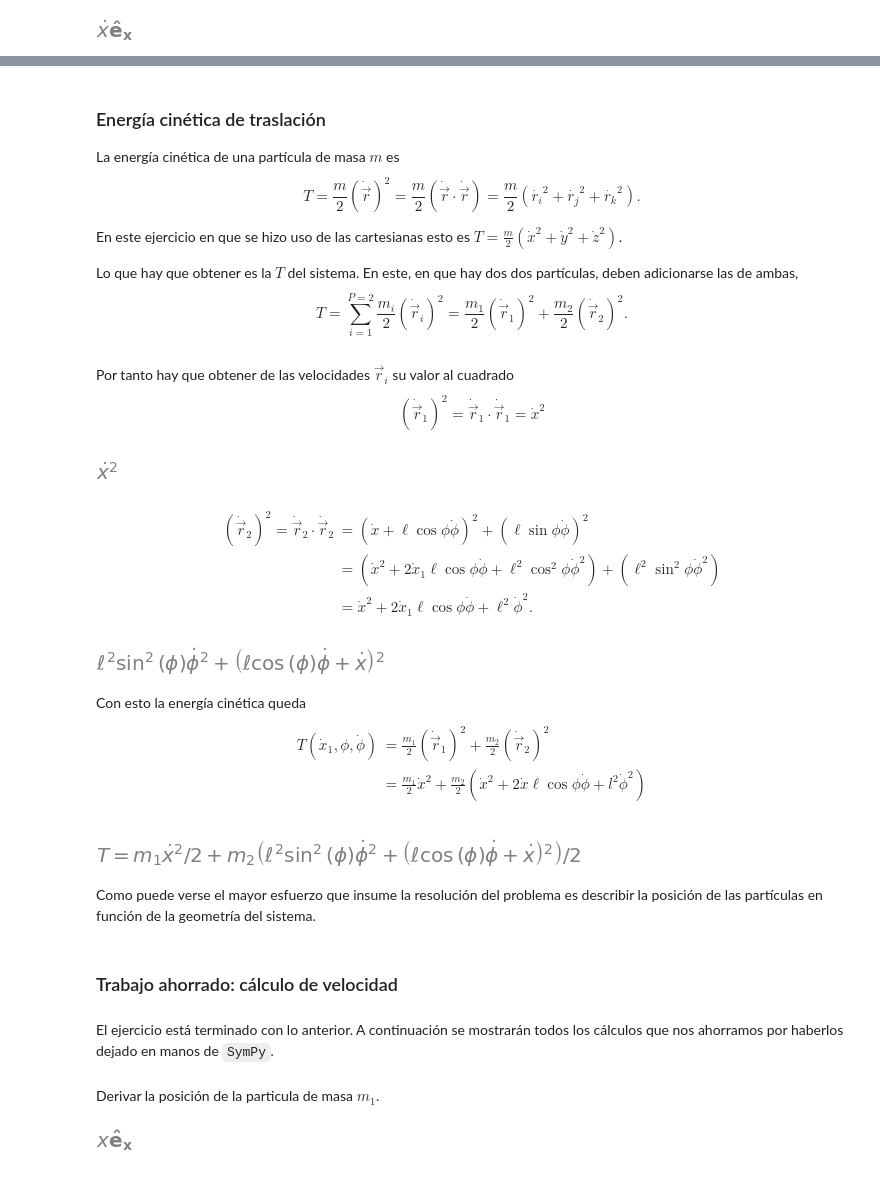
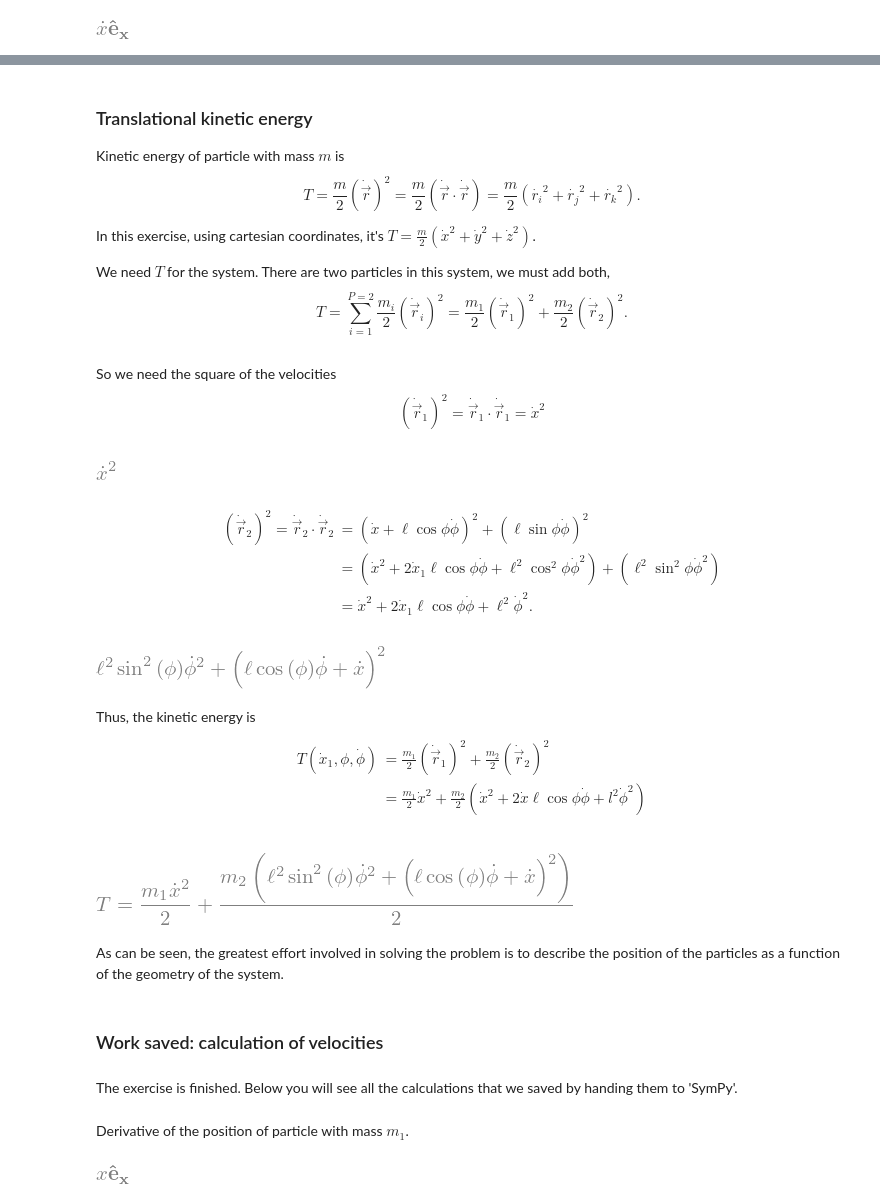
Before and after one commit to unlam/ComputationalAnalyticalMechanics, a Jupyter notebook: 02Energy/kineticEnergy.ipynb, the cells around one changed output, grey strips where cells are left out. Drawn from its saved outputs; the diff is of its cells as text; code cells hidden in the pictures.

```diff
--- a/02Energy/kineticEnergy.ipynb
+++ b/02Energy/kineticEnergy.ipynb
@@ -210,28 +207,28 @@ m2_v
 # %% [markdown]
-### Energía cinética de traslación
-La energía cinética de una partícula de masa $m$ es
+### Translational kinetic energy
+Kinetic energy of particle with mass $m$ is
 $$
 T= \frac{m}{2} \left(\dot{\vec{r}}\right)^2 = \frac{m}{2} \left(\dot{\vec{r}} \cdot \dot{\vec{r}}\right) = \frac{m}{2} \left(\dot{r_i}^2+ \dot{r_j}^2+ \dot{r_k}^2 \right) .
 $$
 
-En este ejercicio en que se hizo uso de las cartesianas esto es $T= \frac{m}{2} \left(\dot{x}^2+ \dot{y}^2+ \dot{z}^2 \right)$.
+In this exercise, using cartesian coordinates, it's $T= \frac{m}{2} \left(\dot{x}^2+ \dot{y}^2+ \dot{z}^2 \right)$.
 
-Lo que hay que obtener es la $T$ del sistema.
-En este, en que hay dos dos partículas, deben adicionarse las de ambas,
+We need $T$ for the system.
+There are two particles in this system, we must add both,
 $$
 T = \sum_{i=1}^{P=2} \frac{m_i}{2} \left( \dot{\vec{r}}_i \right)^2 = \frac{m_1}{2} \left( \dot{\vec{r}}_1 \right)^2 + \frac{m_2}{2} \left( \dot{\vec{r}}_2 \right)^2 .
 $$
 # %% [markdown]
-Por tanto hay que obtener de las velocidades $\vec{r}_i$ su valor al cuadrado
+So we need the square of the velocities
 $$
 \left(\dot{\vec{r}}_1 \right)^2 = \dot{\vec{r}}_1 \cdot \dot{\vec{r}}_1 = \dot{x}^2
 $$
 # %%
-# velocidades al cuadrado es decir producto punto con si mismo
-m1_v_cuadrado = m1_v.dot(m1_v)
-m1_v_cuadrado
+# square of velocities, that is the dot product with itself
+m1_v_squared = m1_v.dot(m1_v)
+m1_v_squared
 # %% [output]
-[figure, old version]
+[figure, new version]
 # %% [markdown]
 $$
 \begin{aligned}
@@ -242,12 +239,12 @@ $$
 \end{aligned}
 $$
 # %%
-m2_v_cuadrado = m2_v.dot(m2_v)
-m2_v_cuadrado
+m2_v_squared = m2_v.dot(m2_v)
+m2_v_squared
 # %% [output]
-[figure, old version]
+[figure, new version]
 # %% [markdown]
-Con esto la energía cinética queda
+Thus, the kinetic energy is
 $$
 \begin{aligned}
 T(\dot{x}_1, \phi, \dot{\phi}) &= \frac{m_1}{2} \left( \dot{\vec{r}}_1 \right)^2 + \frac{m_2}{2} \left( \dot{\vec{r}}_2 \right)^2 \\
@@ -255,22 +252,22 @@ T(\dot{x}_1, \phi, \dot{\phi}) &= \frac{m_1}{2} \left( \dot{\vec{r}}_1 \right)^2
 \end{aligned}
 $$
 # %%
-# Energía cinética
-unMedio = sym.Rational(1,2) # Rational: fracción de enteros, alternativamente podría haberse usado 0.5
-m1_T = unMedio* m1* m1_v_cuadrado
-m2_T = unMedio* m2* m2_v_cuadrado
-T = sym.Eq(sym.Symbol('T'), (m1_T + m2_T) ) # Eq define una ecuación
+# Kinetic energy
+oneHalf = sym.Rational(1,2)
+m1_T = oneHalf* m1* m1_v_squared
+m2_T = oneHalf* m2* m2_v_squared
+T = sym.Eq(sym.Symbol('T'), (m1_T + m2_T) )
 T
 # %% [output]
-[figure, old version]
+[figure, new version]
 # %% [markdown]
-Como puede verse el mayor esfuerzo que insume la resolución del problema es describir la posición de las partículas en función de la geometría del sistema.
+As can be seen, the greatest effort involved in solving the problem is to describe the position of the particles as a function of the geometry of the system.
 # %% [markdown]
-### Trabajo ahorrado: cálculo de velocidad
+### Work saved: calculation of velocities
 # %% [markdown]
-El ejercicio está terminado con lo anterior. A continuación se mostrarán todos los cálculos que nos ahorramos por haberlos dejado en manos de `SymPy`.
+The exercise is finished. Below you will see all the calculations that we saved by handing them to 'SymPy'.
 # %% [markdown]
-Derivar la posición de la particula de masa $m_1$.
+Derivative of the position of particle with mass $m_1$.
 # %%
 m1_r
 # %% [output]
```
Also changed, not shown: parts of 57 cells of this notebook, 1 other file.
